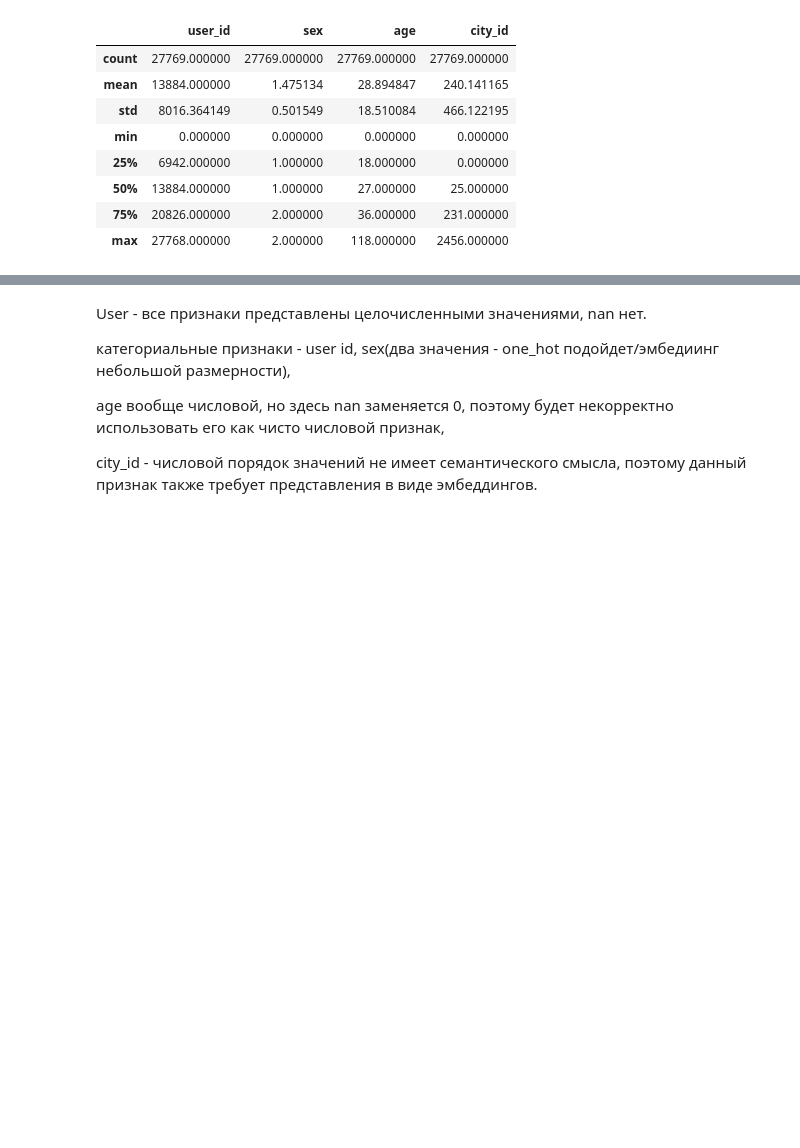
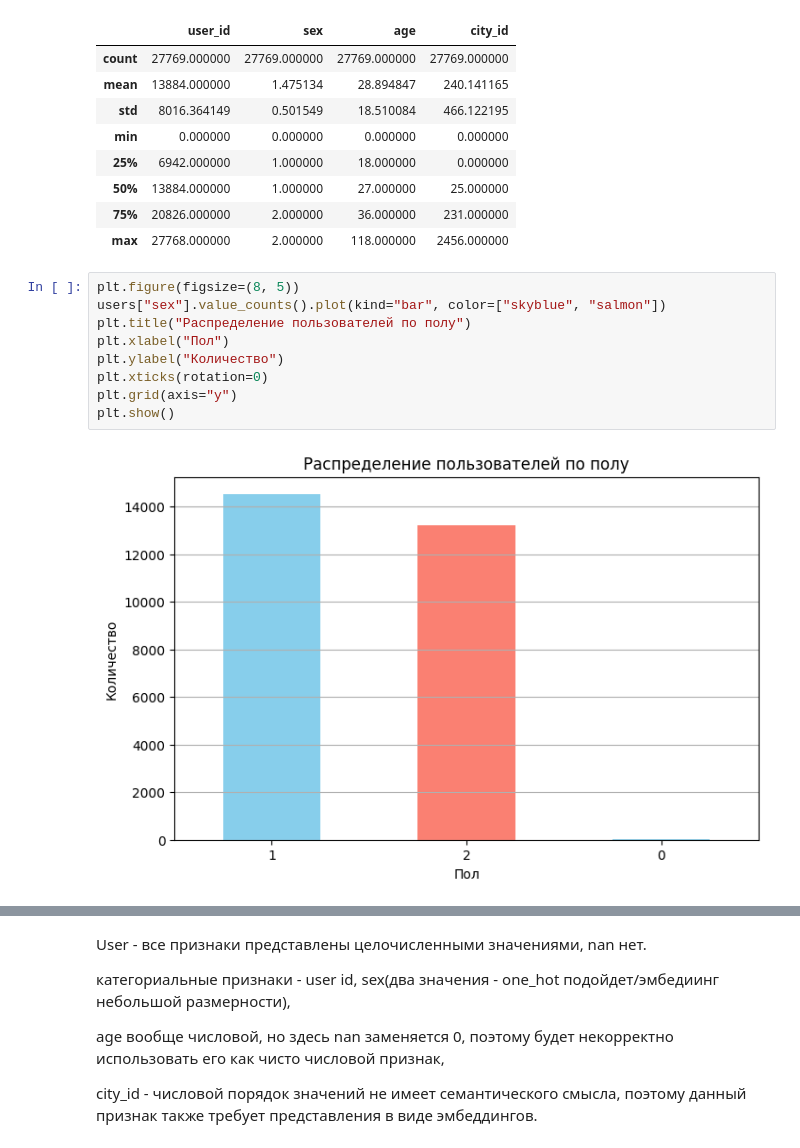
Before and after one commit to Katrysechka/dl.25, a Jupyter notebook: 01_eda.ipynb, the cells around one changed output, grey strips where cells are left out. Drawn from its saved outputs; the diff is of its cells as text; blank space fills up the shorter version.

```diff
--- a/01_eda.ipynb
+++ b/01_eda.ipynb
@@ -47,3 +74,14 @@ users.describe(include="all")
 | 50% | 13884.000000 | 1.000000 | 27.000000 | 25.000000 |
 | 75% | 20826.000000 | 2.000000 | 36.000000 | 231.000000 |
 | max | 27768.000000 | 2.000000 | 118.000000 | 2456.000000 |
+# %%
+plt.figure(figsize=(8, 5))
+users["sex"].value_counts().plot(kind="bar", color=["skyblue", "salmon"])
+plt.title("Распределение пользователей по полу")
+plt.xlabel("Пол")
+plt.ylabel("Количество")
+plt.xticks(rotation=0)
+plt.grid(axis="y")
+plt.show()
+# %% [output]
+[figure, added]
```
Also changed, not shown: parts of 28 cells of this notebook, 9 other files.
